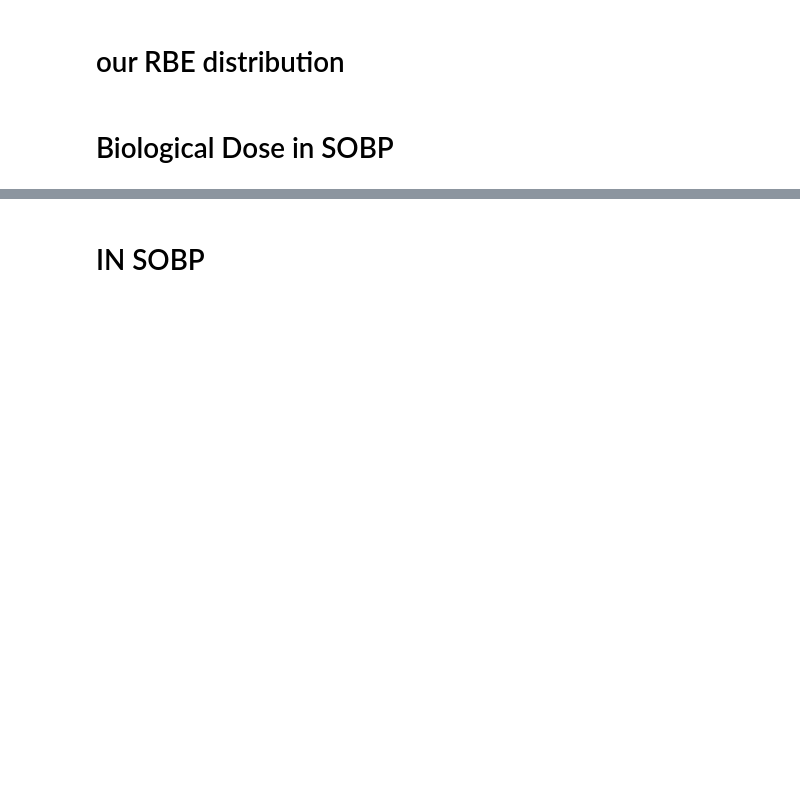
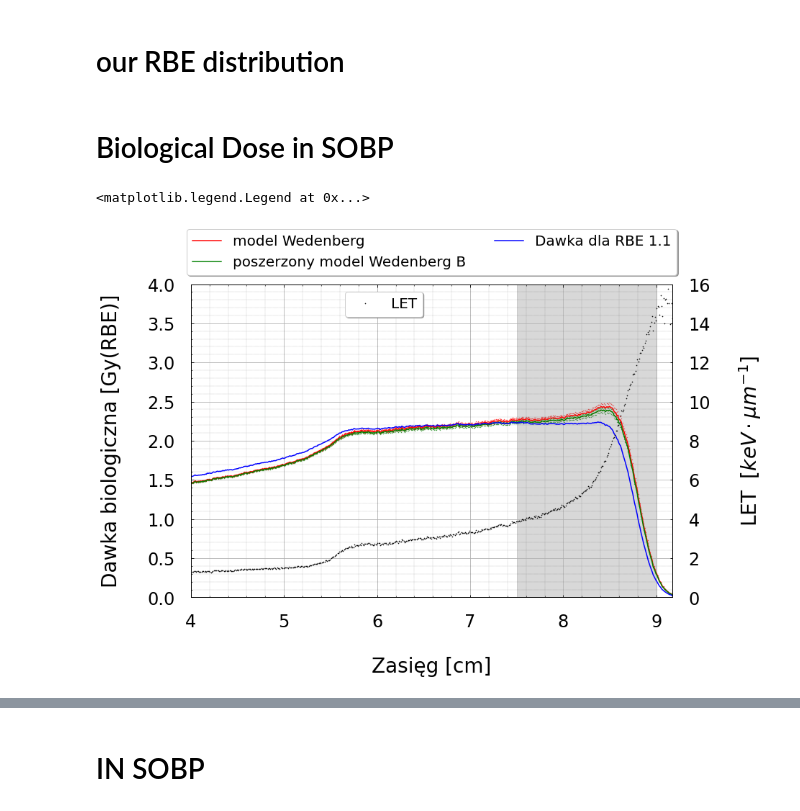
Before and after one commit to kingajelen/JelenPhD, a Jupyter notebook: 05_Dose_distribution_in_SOBP.ipynb, the cells around one changed output, grey strips where cells are left out. Saved outputs shown, nothing was run; the diff lists cells and outputs as text; code cells hidden in the pictures; blank space fills up the shorter version.

```diff
--- a/05_Dose_distribution_in_SOBP.ipynb
+++ b/05_Dose_distribution_in_SOBP.ipynb
@@ -168,7 +220,7 @@ ax.grid(which='minor', linestyle=':', linewidth='0.2', color='k')
 #fig.savefig(fname="results/figure_5_9.png",dpi= 700)
 # %%
 #RBE for q=0.434 from Wedenberg 85% CI
-abx=2.
+
 rbe['wed'] = rbe_wedenberg(rbe.dose, rbe.let, abx, mean_W)
 rbe['wed_q_down'] = rbe_wedenberg(rbe.dose, rbe.let, abx, mean_W-1.44*std_W)
 rbe['wed_q_up'] = rbe_wedenberg(rbe.dose, rbe.let, abx, mean_W+1.44*std_W)
@@ -221,6 +273,52 @@ figure2_df["Physical__Dose"] = rbe.dose
 figure2_df["Dose_for_RBE_1_1"] = rbe.dose*1.1
 figure2_df["Ext_Model_quantile_down"] = dfr.groupby('z').rbe.quantile(0.075).values*rbe.dose
 figure2_df["Ext_Model_quantile_up"] = dfr.groupby('z').rbe.quantile(0.925).values*rbe.dose
+# %%
+fig,ax = plt.subplots(figsize=[12, 8])
+
+ax2=ax.twinx()
+ax.set_xlabel("\nZasięg [cm]")
+ax.set_ylabel("Dawka biologiczna [Gy(RBE)]\n")
+ax2.set_ylabel("\nLET "+r"$\;[keV \cdot \mu m^{-1}]$",rotation=90)
+
+ax.set_xticks(np.arange(3, limit, 1.0))
+
+ax2.plot(rbe.z, rbe.let,'k.',markersize=1.2, label = "LET")
+
+#ax.plot(rbe.z, rbe.dose,c='k',label="Dose [Gy]")
+ax.plot(figure2_df.Distance_cm,figure2_df.Wedenberg,'red', label = "model Wedenberg")
+ax.plot(figure2_df.Distance_cm,figure2_df.Ext_Model_mean,'green',markersize=0.2, label= "poszerzony model Wedenberg B")
+ax.plot(figure2_df.Distance_cm, figure2_df.Dose_for_RBE_1_1,'blue',markersize=0.1, label = "Dawka dla RBE 1.1")
+
+ax.scatter(figure2_df.Distance_cm,figure2_df.Ext_Model_quantile_down, s=0.1,c='green')
+ax.scatter(figure2_df.Distance_cm,figure2_df.Ext_Model_quantile_up, s=0.1,c='green')
+
+ax.scatter(figure2_df.Distance_cm,figure2_df.Wedenberg_quantile_down,s=0.1,c='red')
+ax.scatter(figure2_df.Distance_cm,figure2_df.Wedenberg_quantile_up,s=0.1,c='red')
+
+
+ax.set_ylim(0,4)
+ax2.set_ylim(0,16)
+
+ax.set_xlim(4,limit)
+ax2.set_xlim(4,limit)
+
+ax.grid()
+ax.minorticks_on()
+ax.grid(which='minor', linestyle=':', linewidth='0.2', color='k')
+ax.tick_params(axis='both', which='major')
+
+ax.axvspan(7.5,9, alpha=0.3, color='gray')
+
+#ax.legend(loc="center",bbox_to_anchor=(0.33, 0.9), borderaxespad=0.,fontsize=20)
+#ax2.legend(loc="center",bbox_to_anchor=(0.88, 0.95), borderaxespad=0.,fontsize=20)
+
+ax.legend(loc='upper center', bbox_to_anchor=(0.5, 1.2),fancybox=True, shadow=True,ncol=2)
+
+ax2.legend(loc='upper center', bbox_to_anchor=(0.4, 1.),fancybox=True, shadow=True,ncol=1)
+# %% [output]
+<matplotlib.legend.Legend at 0x...>
+[figure, added]
 # %%
 fig,ax = plt.subplots(figsize=[12, 8])
 
```
Also changed, not shown: parts of 41 cells of this notebook, 3 other files.
